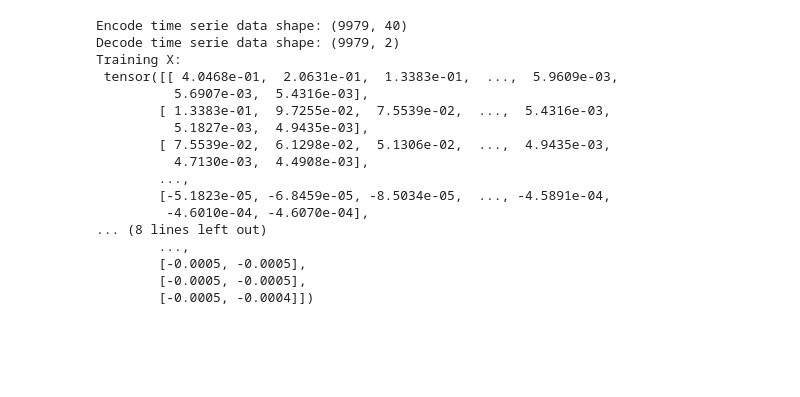
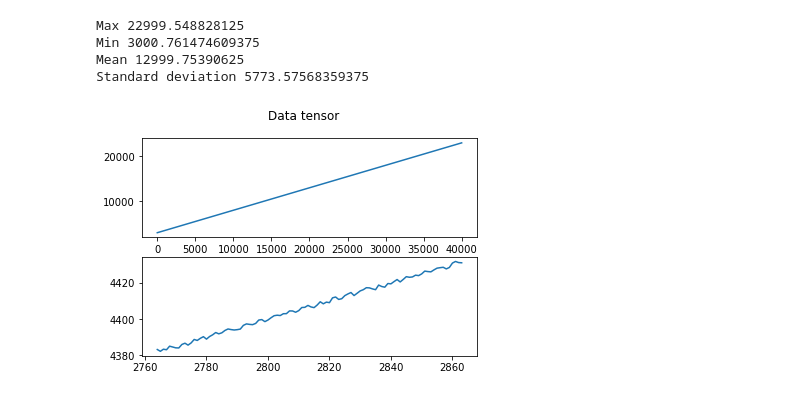
Before and after one commit to yuc016/PricePredictor, a Jupyter notebook: data/fakedata/make_training_data.ipynb, the cells around one changed output. Drawn from its saved outputs; the diff is of its cells as text; code cells hidden in the pictures; blank space fills up the shorter version.

Commit message:
play with fake data generation and pattern learning

```diff
--- a/data/fakedata/make_training_data.ipynb
+++ b/data/fakedata/make_training_data.ipynb
@@ -44,43 +46,0 @@ plt.plot(plt_time, temp_tensor, label="Temperature")
-# %%
-# Make input time serie data and target time serie data tensor
-num_data = (len(temp_tensor) - NUM_DECODE_TIME_STEPS - NUM_ENCODE_TIME_STEPS) // NUM_DECODE_TIME_STEPS
-
-X_shape = (num_data, NUM_ENCODE_TIME_STEPS)
-y_shape = (num_data, NUM_DECODE_TIME_STEPS)
-
-print("Encode time serie data shape:", X_shape)
-print("Decode time serie data shape:", y_shape)
-
-X = torch.empty(X_shape)
-y = torch.empty(y_shape)
-
-j = 0
-# Change from last time step (more numerically stable for the neural net)
-for i in range(len(X)):
-    serie_start_i = i * NUM_DECODE_TIME_STEPS
-    serie_end_i = NUM_ENCODE_TIME_STEPS + (i+1) * NUM_DECODE_TIME_STEPS
-    time_serie = (temp_tensor[serie_start_i+1:serie_end_i+1] - temp_tensor[serie_start_i:serie_end_i]) / temp_tensor[serie_start_i:serie_end_i]
-    X[j] = time_serie[:NUM_ENCODE_TIME_STEPS]
-    y[j] = time_serie[NUM_ENCODE_TIME_STEPS:]
-
-    j += 1
-print("Training X:\n", X)
-print("Training y:\n", y)
-# %% [output]
-Encode time serie data shape: (9979, 40)
-Decode time serie data shape: (9979, 2)
-Training X:
- tensor([[ 4.0468e-01,  2.0631e-01,  1.3383e-01,  ...,  5.9609e-03,
-          5.6907e-03,  5.4316e-03],
-        [ 1.3383e-01,  9.7255e-02,  7.5539e-02,  ...,  5.4316e-03,
-          5.1827e-03,  4.9435e-03],
-        [ 7.5539e-02,  6.1298e-02,  5.1306e-02,  ...,  4.9435e-03,
-          4.7130e-03,  4.4908e-03],
-        ...,
-        [-5.1823e-05, -6.8459e-05, -8.5034e-05,  ..., -4.5891e-04,
-         -4.6010e-04, -4.6070e-04],
-... (8 lines left out)
-        ...,
-        [-0.0005, -0.0005],
-        [-0.0005, -0.0005],
-        [-0.0005, -0.0004]])
@@ -89,0 +47,25 @@ y = y * 100
+# %%
+plt_time = list(range(len(data_tensor)))
+
+section_start = random.randint(0, num_data - section_len)
+
+fig, axs = plt.subplots(2)
+fig.suptitle('Data tensor')
+axs[0].plot(plt_time, data_tensor)
+axs[1].plot(plt_time[section_start:section_start+section_len], data_tensor[section_start:section_start+section_len])
+
+mini = torch.min(data_tensor)
+maxi = torch.max(data_tensor)
+mean = torch.mean(data_tensor)
+std = torch.std(data_tensor)
+
+print("Max", maxi.item())
+print("Min", mini.item())
+print("Mean", mean.item())
+print("Standard deviation", std.item())
+# %% [output]
+Max 22999.548828125
+Min 3000.761474609375
+Mean 12999.75390625
+Standard deviation 5773.57568359375
+[figure, added]
```
Also changed, not shown: parts of 14 cells of this notebook, 4 other files.
